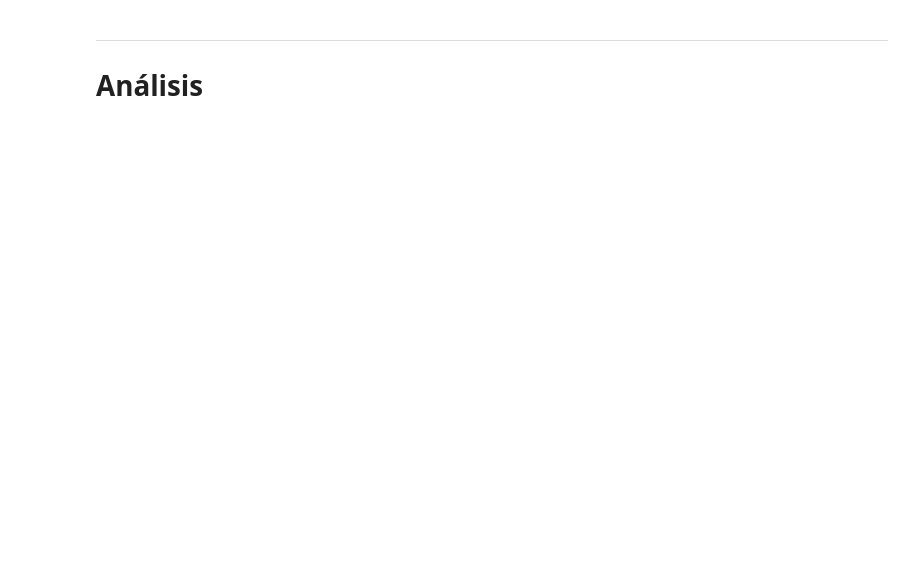
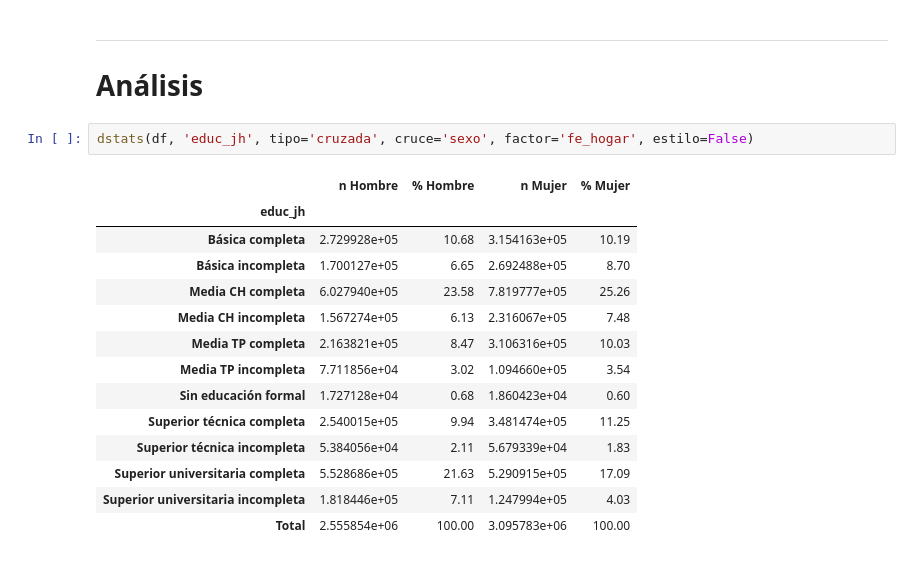
Before and after one commit to tomasleale/eaui_subtel, a Jupyter notebook: eaui2026_v2.ipynb, the cells around one changed output. Cells and saved outputs as stored; diff of their text form; blank space fills up the shorter version.

```diff
--- a/eaui2026_v2.ipynb
+++ b/eaui2026_v2.ipynb
@@ -459,3 +597,20 @@ print('Grupos disponibles:', list(GRUPOS_RM.keys()))
 # %% [markdown]
 ---
 # Análisis
+# %%
+dstats(df, 'educ_jh', tipo='cruzada', cruce='sexo', factor='fe_hogar', estilo=False)
+# %% [output]
+|  | n Hombre | % Hombre | n Mujer | % Mujer |
+| educ_jh |  |  |  |  |
+| Básica completa | 2.729928e+05 | 10.68 | 3.154163e+05 | 10.19 |
+| Básica incompleta | 1.700127e+05 | 6.65 | 2.692488e+05 | 8.70 |
+| Media CH completa | 6.027940e+05 | 23.58 | 7.819777e+05 | 25.26 |
+| Media CH incompleta | 1.567274e+05 | 6.13 | 2.316067e+05 | 7.48 |
+| Media TP completa | 2.163821e+05 | 8.47 | 3.106316e+05 | 10.03 |
+| Media TP incompleta | 7.711856e+04 | 3.02 | 1.094660e+05 | 3.54 |
+| Sin educación formal | 1.727128e+04 | 0.68 | 1.860423e+04 | 0.60 |
+| Superior técnica completa | 2.540015e+05 | 9.94 | 3.481474e+05 | 11.25 |
+| Superior técnica incompleta | 5.384056e+04 | 2.11 | 5.679339e+04 | 1.83 |
+| Superior universitaria completa | 5.528686e+05 | 21.63 | 5.290915e+05 | 17.09 |
+| Superior universitaria incompleta | 1.818446e+05 | 7.11 | 1.247994e+05 | 4.03 |
+| Total | 2.555854e+06 | 100.00 | 3.095783e+06 | 100.00 |
```
Also changed, not shown: parts of 15 cells of this notebook.
